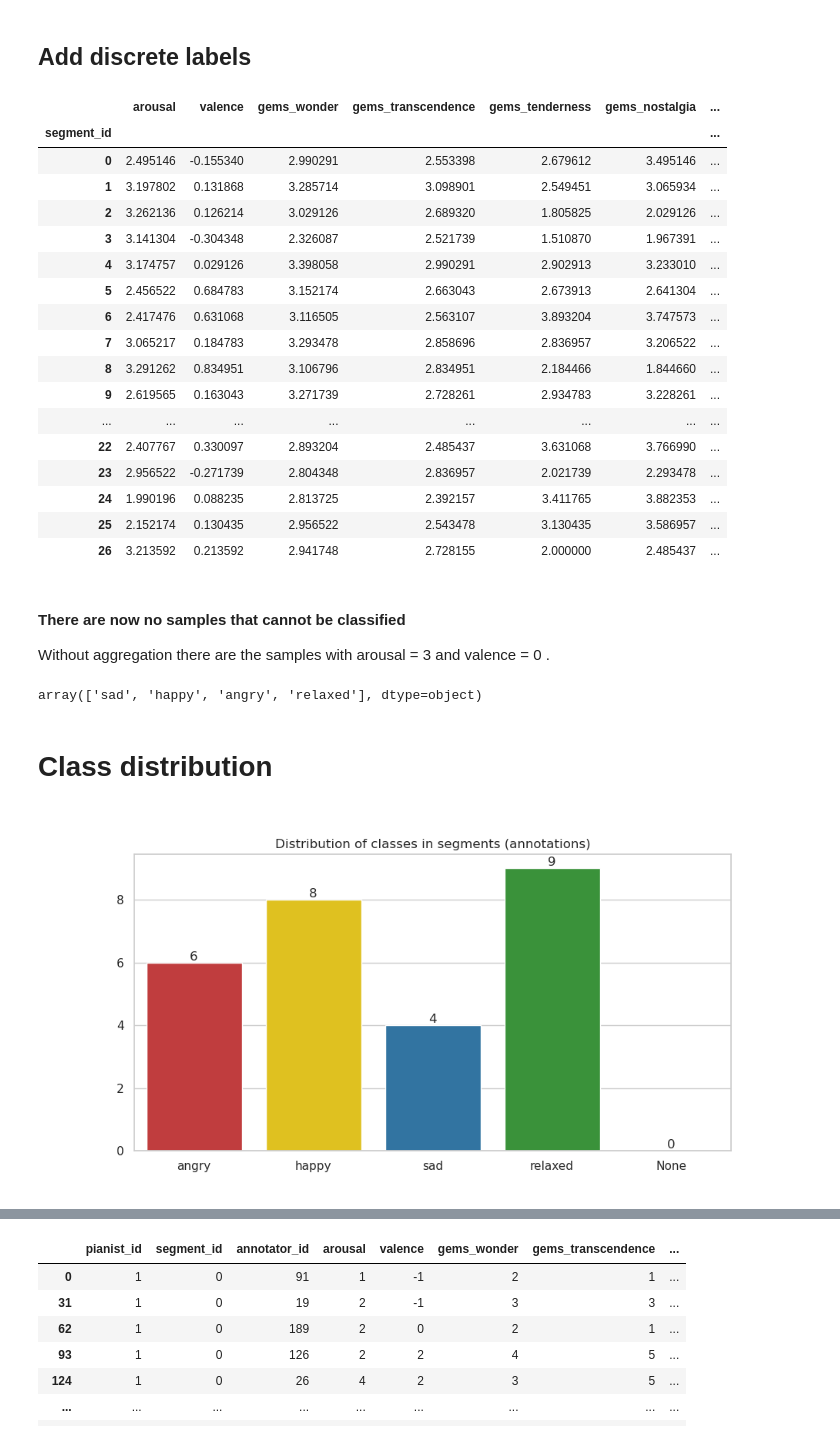
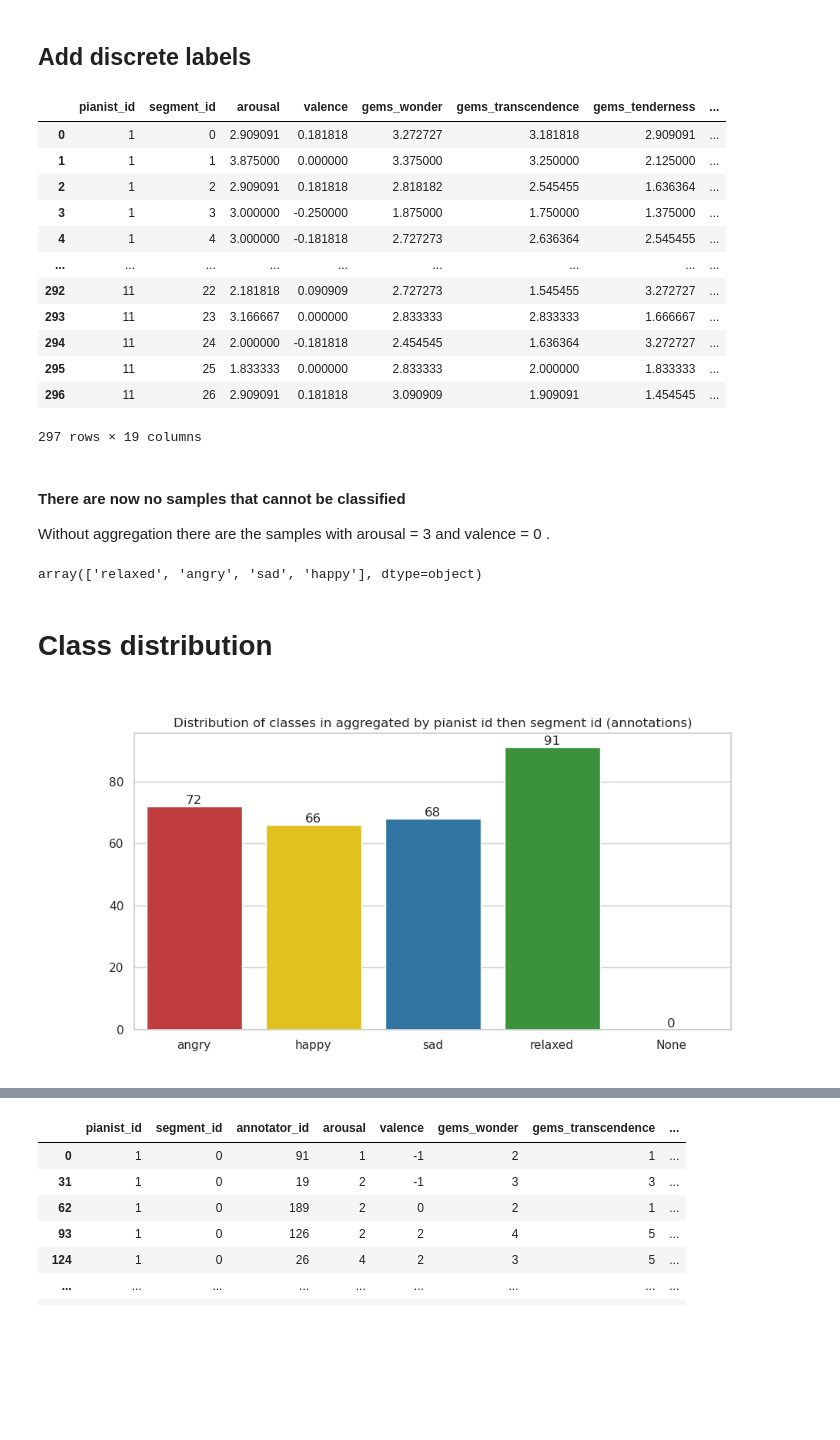
Before and after one commit to The-Deadly-Hyenas/Data-Exploration, a Jupyter notebook: data_exploration_paul.ipynb, the cells around one changed output, grey strips where cells are left out. Drawn from its saved outputs; the diff is of its cells as text; code cells hidden in the pictures; blank space fills up the shorter version.

```diff
--- a/data_exploration_paul.ipynb
+++ b/data_exploration_paul.ipynb
@@ -36,7 +36,10 @@ df_annotations
 # %%
 # aggregate data and remove first 3 id columns
 df_ann_agg = (
-    df_annotations.groupby("segment_id").mean().loc[:, "arousal":"gemmes_wandering"]
+    df_annotations.groupby(["pianist_id", "segment_id"])
+    .mean()
+    .loc[:, "arousal":"gemmes_wandering"]
+    .reset_index(level=[0, 1])
 )
 df_ann_agg
 # %% [output]
@@ -77,24 +75,19 @@ def label_race(row):
 df_ann_agg["class"] = df_ann_agg.apply(lambda row: label_race(row), axis=1)
 df_ann_agg
 # %% [output]
-|  | arousal | valence | gems_wonder | gems_transcendence | gems_tenderness | gems_nostalgia | ... |
-| segment_id |  |  |  |  |  |  | ... |
-| 0 | 2.495146 | -0.155340 | 2.990291 | 2.553398 | 2.679612 | 3.495146 | ... |
-| 1 | 3.197802 | 0.131868 | 3.285714 | 3.098901 | 2.549451 | 3.065934 | ... |
-| 2 | 3.262136 | 0.126214 | 3.029126 | 2.689320 | 1.805825 | 2.029126 | ... |
-| 3 | 3.141304 | -0.304348 | 2.326087 | 2.521739 | 1.510870 | 1.967391 | ... |
-| 4 | 3.174757 | 0.029126 | 3.398058 | 2.990291 | 2.902913 | 3.233010 | ... |
-| 5 | 2.456522 | 0.684783 | 3.152174 | 2.663043 | 2.673913 | 2.641304 | ... |
-| 6 | 2.417476 | 0.631068 | 3.116505 | 2.563107 | 3.893204 | 3.747573 | ... |
-| 7 | 3.065217 | 0.184783 | 3.293478 | 2.858696 | 2.836957 | 3.206522 | ... |
-| 8 | 3.291262 | 0.834951 | 3.106796 | 2.834951 | 2.184466 | 1.844660 | ... |
-| 9 | 2.619565 | 0.163043 | 3.271739 | 2.728261 | 2.934783 | 3.228261 | ... |
-| ... | ... | ... | ... | ... | ... | ... | ... |
-| 22 | 2.407767 | 0.330097 | 2.893204 | 2.485437 | 3.631068 | 3.766990 | ... |
-| 23 | 2.956522 | -0.271739 | 2.804348 | 2.836957 | 2.021739 | 2.293478 | ... |
-| 24 | 1.990196 | 0.088235 | 2.813725 | 2.392157 | 3.411765 | 3.882353 | ... |
-| 25 | 2.152174 | 0.130435 | 2.956522 | 2.543478 | 3.130435 | 3.586957 | ... |
-| 26 | 3.213592 | 0.213592 | 2.941748 | 2.728155 | 2.000000 | 2.485437 | ... |
+|  | pianist_id | segment_id | arousal | valence | gems_wonder | gems_transcendence | gems_tenderness | ... |
+| 0 | 1 | 0 | 2.909091 | 0.181818 | 3.272727 | 3.181818 | 2.909091 | ... |
+| 1 | 1 | 1 | 3.875000 | 0.000000 | 3.375000 | 3.250000 | 2.125000 | ... |
+| 2 | 1 | 2 | 2.909091 | 0.181818 | 2.818182 | 2.545455 | 1.636364 | ... |
+| 3 | 1 | 3 | 3.000000 | -0.250000 | 1.875000 | 1.750000 | 1.375000 | ... |
+| 4 | 1 | 4 | 3.000000 | -0.181818 | 2.727273 | 2.636364 | 2.545455 | ... |
+| ... | ... | ... | ... | ... | ... | ... | ... | ... |
+| 292 | 11 | 22 | 2.181818 | 0.090909 | 2.727273 | 1.545455 | 3.272727 | ... |
+| 293 | 11 | 23 | 3.166667 | 0.000000 | 2.833333 | 2.833333 | 1.666667 | ... |
+| 294 | 11 | 24 | 2.000000 | -0.181818 | 2.454545 | 1.636364 | 3.272727 | ... |
+| 295 | 11 | 25 | 1.833333 | 0.000000 | 2.833333 | 2.000000 | 1.833333 | ... |
+| 296 | 11 | 26 | 2.909091 | 0.181818 | 3.090909 | 1.909091 | 1.454545 | ... |
+297 rows × 19 columns
 # %% [markdown]
 #### There are now no samples that cannot be classified
 
@@ -102,37 +95,40 @@ Without aggregation there are the samples with arousal = 3 and valence = 0 .
 # %%
 df_ann_agg["class"].unique()
 # %% [output]
-array(['sad', 'happy', 'angry', 'relaxed'], dtype=object)
+array(['relaxed', 'angry', 'sad', 'happy'], dtype=object)
 # %% [markdown]
 # Class distribution
 # %%
 def plot_class_dist(df, title):
     sns.set_theme(style="whitegrid")
 
     # get the data the hard way
     x = ["angry", "happy", "sad", "relaxed", "None"]
 
     # color palette as dictionary
     palette = {
         "angry": "tab:red",
         "happy": "gold",
         "sad": "tab:blue",
         "relaxed": "tab:green",
         "None": "tab:gray",
     }
 
     y = [(df["class"] == c).sum() for c in x]
 
     # use subplot to change size
     fig, ax = plt.subplots(figsize=(10, 5), dpi=100)
     # barplot
     ax1 = sns.barplot(x=x, y=y, palette=palette, ax=ax)
     # add numbers on top of bars
     ax1.bar_label(ax.containers[0])
     ax1.set_title(title)
 
 
-plot_class_dist(df_ann_agg, "Distribution of classes in segments (annotations)")
+plot_class_dist(
+    df_ann_agg,
+    "Distribution of classes in aggregated by pianist id then segment id (annotations)",
+)
 # %% [output]
-[figure, old version]
+[figure, new version]
 # %% [markdown]
```
Also changed, not shown: parts of 6 cells of this notebook.
